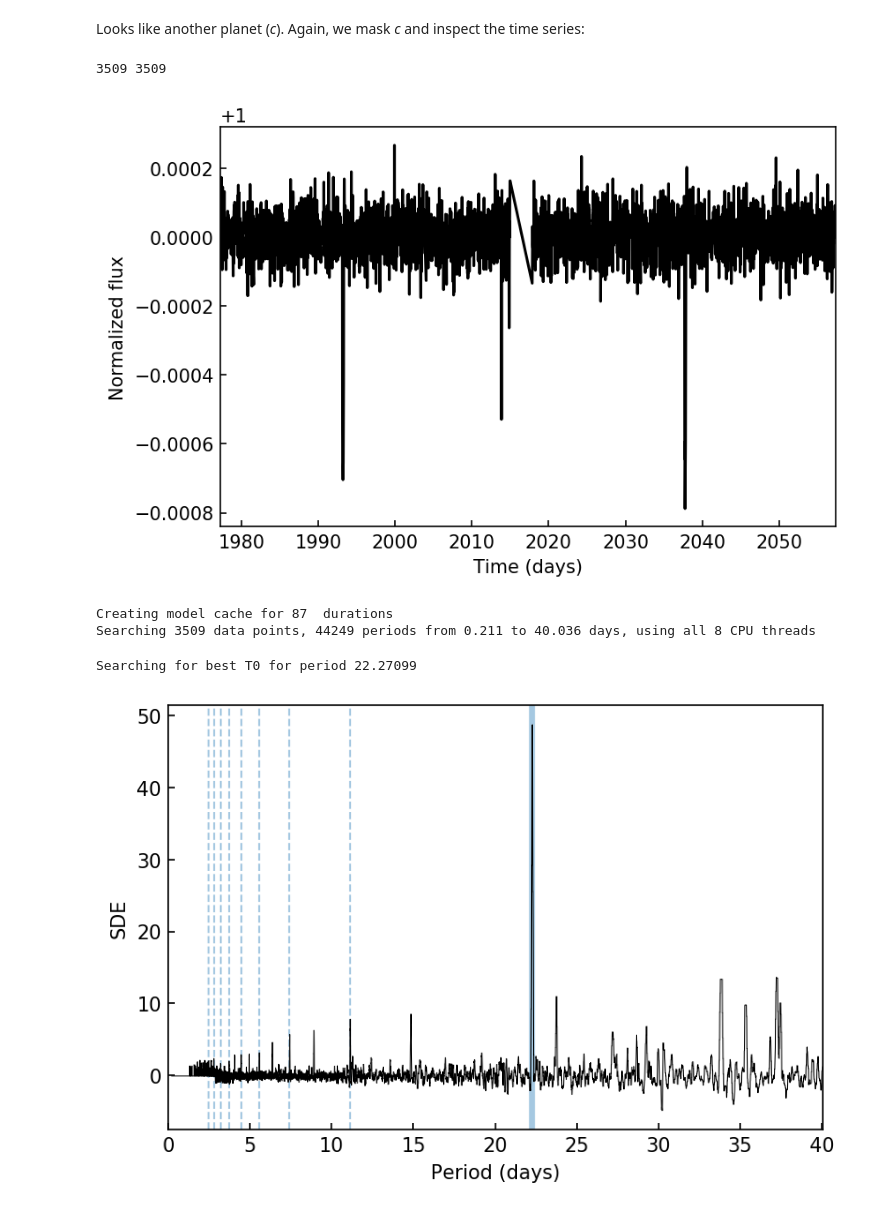
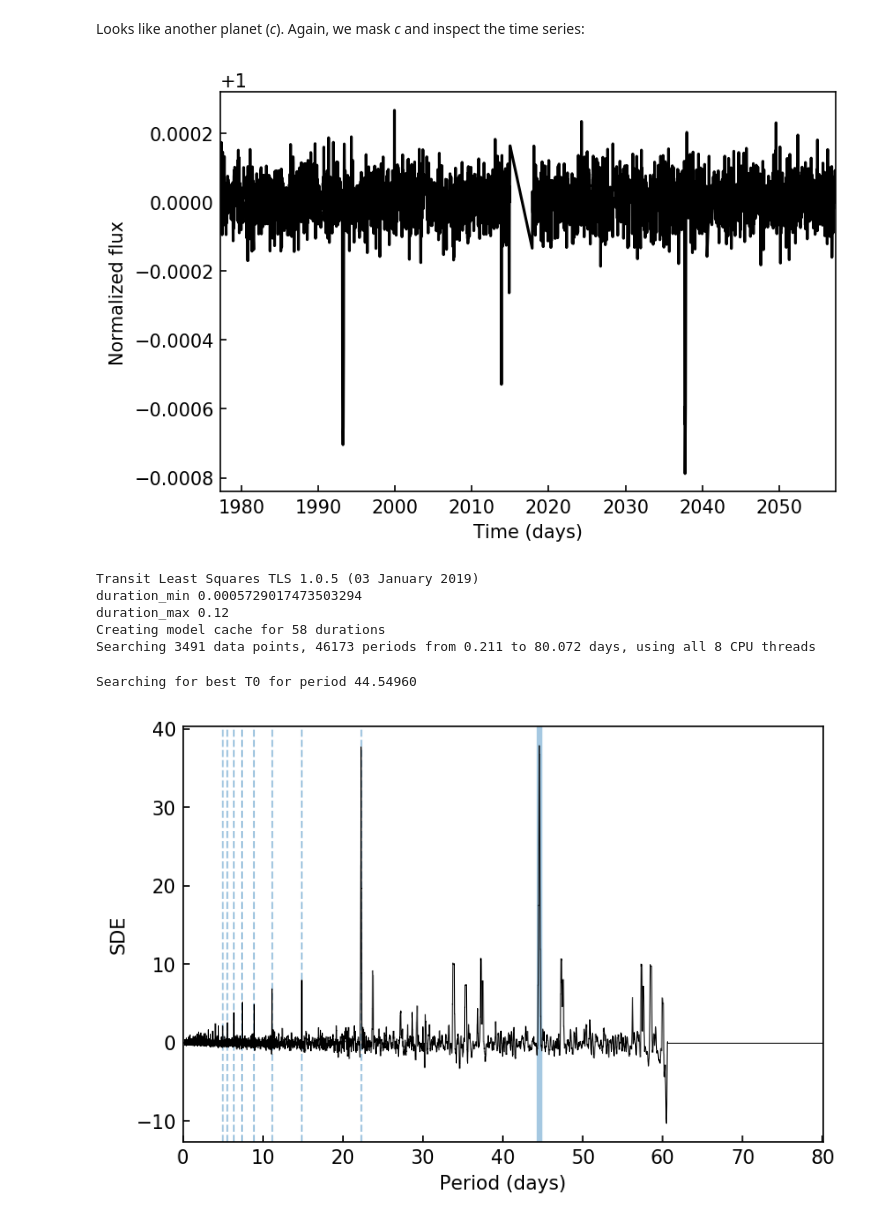
Before and after one commit to hippke/tls, a Jupyter notebook: tutorials/02 Multiple planets - K2-3, a red dwarf with 3 Super-Earths.ipynb, the cells around one changed output. Cells and saved outputs as stored; diff of their text form; code cells hidden in the pictures.

```diff
--- a/tutorials/02 Multiple planets - K2-3, a red dwarf with 3 Super-Earths.ipynb
+++ b/tutorials/02 Multiple planets - K2-3, a red dwarf with 3 Super-Earths.ipynb
@@ -20,9 +20,9 @@ y = numpy.array(y[~numpy.isnan(y)], dtype='float32')
 trend = scipy.signal.medfilt(y, 25)
 y_filt = y /trend
 y_filt = sigma_clip(y_filt, sigma_upper=2, sigma_lower=float('inf'))
-from TransitLeastSquares import TransitLeastSquares, catalog_info
+from transitleastsquares import transitleastsquares, catalog_info
 ab, mass, mass_min, mass_max, radius, radius_min, radius_max = catalog_info(EPIC_id)
-model = TransitLeastSquares(t, y_filt)
+model = transitleastsquares(t, y_filt)
 results = model.power(
     transit_depth_min=50*10**-6,
     period_min=9,
@@ -33,8 +33,6 @@ results = model.power(
     R_star_max=radius + 3*radius_max,
     M_star_min=mass - 3*mass_min,
     M_star_max=mass + 3*mass_max,
-    oversampling_factor=5,
-    duration_grid_step=1.02,
     u=ab)
 plt.figure()
 plt.plot(
@@ -61,10 +61,11 @@ Searching for best T0 for period 10.05390
 # %% [markdown]
 Now, we use the ``transit_mask`` function to mask the in-transit points of planet *b*. There are apparently more transits of another planet:
 # %%
-from TransitLeastSquares import transit_mask
+from transitleastsquares import transit_mask, cleaned_array
 intransit = transit_mask(t, results.period, 2*results.duration, results.T0)
 y_second_run = y_filt[~intransit]
 t_second_run = t[~intransit]
+t_second_run, y_second_run = cleaned_array(t_second_run, y_second_run)
 from matplotlib import rcParams; rcParams["figure.dpi"] = 150
 plt.figure()
 ax = plt.gca()
@@ -77,17 +78,14 @@ ax.set_ylabel("Normalized flux");
 # %% [markdown]
 The second run and resulting power spectrum:
 # %%
-model_second_run = TransitLeastSquares(t_second_run, y_second_run)
+model_second_run = transitleastsquares(t_second_run, y_second_run)
 results_second_run = model_second_run.power(
-    transit_depth_min=50*10**-6,
     R_star=radius,
     M_star=mass,
     R_star_min=radius - 3*radius_min,
     R_star_max=radius + 3*radius_max,
     M_star_min=mass - 3*mass_min,
     M_star_max=mass + 3*mass_max,
-    oversampling_factor=5,
-    duration_grid_step=1.02,
     u=ab)
 plt.figure()
 ax = plt.gca()
@@ -155,15 +156,12 @@ plt.ylabel('Relative flux');
 # %% [markdown]
 Looks like another planet (*c*). Again, we mask *c* and inspect the time series:
 # %%
-from TransitLeastSquares import cleaned_array
 
+intransit = transit_mask(t_second_run, results_second_run.period, 2*results_second_run.duration, results_second_run.T0)
+
+y_third_run = y_second_run[~intransit]
+t_third_run = t_second_run[~intransit]
 t_third_run, y_third_run = cleaned_array(t_third_run, y_third_run)
-print(len(t_third_run), len(t_third_run))
-intransit = transit_mask(t_third_run, results_second_run.period, 2*results_second_run.duration, results_second_run.T0)
-
-y_third_run = y_third_run[~intransit]
-t_third_run = t_third_run[~intransit]
-#t_third_run, y_third_run = cleaned_array(t_third_run, y_third_run)
 
 
 from matplotlib import rcParams; rcParams["figure.dpi"] = 150
@@ -174,37 +172,38 @@ ax.set_xlim(t.min(), t.max())
 ax.set_xlabel("Time (days)")
 ax.set_ylabel("Normalized flux");
 # %% [output]
-3509 3509
-[figure, old version]
+[figure, new version]
 # %%
-model_third_run = TransitLeastSquares(t_third_run, y_third_run)
+model_third_run = transitleastsquares(t_third_run, y_third_run)
 results_third_run = model_third_run.power(
-    transit_depth_min=50*10**-6,
     R_star=radius,
     M_star=mass,
     R_star_min=radius - 3*radius_min,
     R_star_max=radius + 3*radius_max,
     M_star_min=mass - 3*mass_min,
     M_star_max=mass + 3*mass_max,
-    oversampling_factor=5,
-    duration_grid_step=1.05,
-    u=ab)
+    n_transits_min=1,
+    u=ab,
+    oversampling_factor=5)
 plt.figure()
 ax = plt.gca()
 ax.axvline(results_third_run.period, alpha=0.4, lw=3)
 plt.xlim(numpy.min(results_third_run.periods), numpy.max(results_third_run.periods))
 for n in range(2, 10):
     ax.axvline(n*results_third_run.period, alpha=0.4, lw=1, linestyle="dashed")
     ax.axvline(results_third_run.period / n, alpha=0.4, lw=1, linestyle="dashed")
 plt.ylabel(r'SDE')
 plt.xlabel('Period (days)')
 plt.plot(results_third_run.periods, results_third_run.power, color='black', lw=0.5)
 plt.xlim(0, max(results_third_run.periods));
 # %% [output]
-Creating model cache for 87  durations
-Searching 3509 data points, 44249 periods from 0.211 to 40.036 days, using all 8 CPU threads
+Transit Least Squares TLS 1.0.5 (03 January 2019)
+duration_min 0.0005729017473503294
+duration_max 0.12
+Creating model cache for 58 durations
+Searching 3491 data points, 46173 periods from 0.211 to 80.072 days, using all 8 CPU threads
-Searching for best T0 for period 22.27099
+Searching for best T0 for period 44.54960
-[figure, old version]
+[figure, new version]
 # %%
 plt.figure()
 plt.plot(
```
Also changed, not shown: parts of 4 cells of this notebook, 5 other files.
